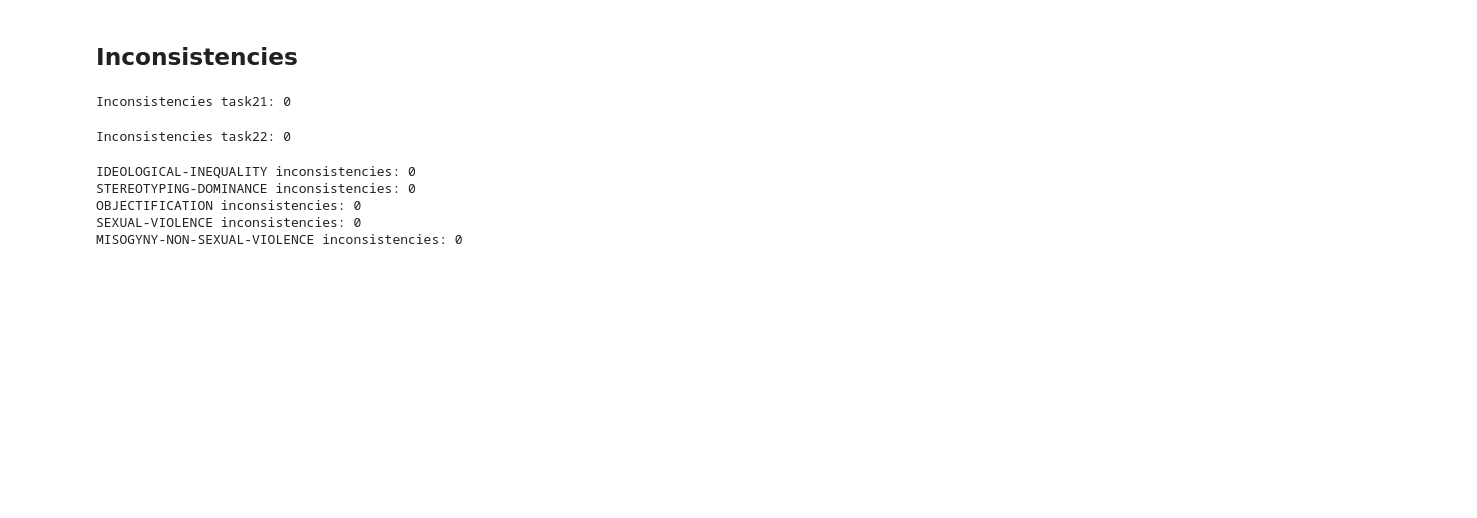
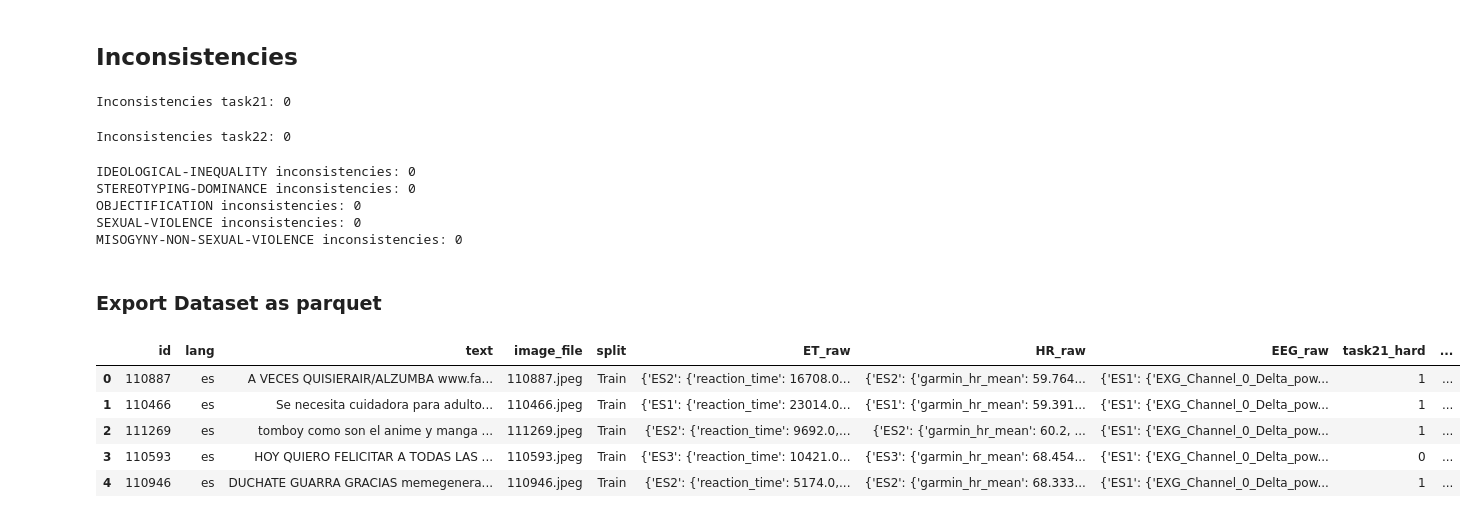
Before and after one commit to DBlassio/multimodal-exist, a Jupyter notebook: docs/training_dataset.ipynb, the cells around one changed output. Cells and saved outputs as stored; diff of their text form; code cells hidden in the pictures; blank space fills up the shorter version.

```diff
--- a/docs/training_dataset.ipynb
+++ b/docs/training_dataset.ipynb
@@ -451,3 +451,14 @@ STEREOTYPING-DOMINANCE inconsistencies: 0
 OBJECTIFICATION inconsistencies: 0
 SEXUAL-VIOLENCE inconsistencies: 0
 MISOGYNY-NON-SEXUAL-VIOLENCE inconsistencies: 0
+# %% [markdown]
+### Export Dataset as parquet
+# %%
+train_base.head()
+# %% [output]
+|  | id | lang | text | image_file | split | ET_raw | HR_raw | EEG_raw | task21_hard | ... |
+| 0 | 110887 | es | A VECES QUISIERAIR/ALZUMBA www.fa... | 110887.jpeg | Train | {'ES2': {'reaction_time': 16708.0... | {'ES2': {'garmin_hr_mean': 59.764... | {'ES1': {'EXG_Channel_0_Delta_pow... | 1 | ... |
+| 1 | 110466 | es | Se necesita cuidadora para adulto... | 110466.jpeg | Train | {'ES1': {'reaction_time': 23014.0... | {'ES1': {'garmin_hr_mean': 59.391... | {'ES1': {'EXG_Channel_0_Delta_pow... | 1 | ... |
+| 2 | 111269 | es | tomboy como son el anime y manga ... | 111269.jpeg | Train | {'ES2': {'reaction_time': 9692.0,... | {'ES2': {'garmin_hr_mean': 60.2, ... | {'ES1': {'EXG_Channel_0_Delta_pow... | 1 | ... |
+| 3 | 110593 | es | HOY QUIERO FELICITAR A TODAS LAS ... | 110593.jpeg | Train | {'ES3': {'reaction_time': 10421.0... | {'ES3': {'garmin_hr_mean': 68.454... | {'ES1': {'EXG_Channel_0_Delta_pow... | 0 | ... |
+| 4 | 110946 | es | DUCHATE GUARRA GRACIAS memegenera... | 110946.jpeg | Train | {'ES2': {'reaction_time': 5174.0,... | {'ES2': {'garmin_hr_mean': 68.333... | {'ES1': {'EXG_Channel_0_Delta_pow... | 1 | ... |
```
Also changed, not shown: parts of 3 cells of this notebook, 4 other files.
